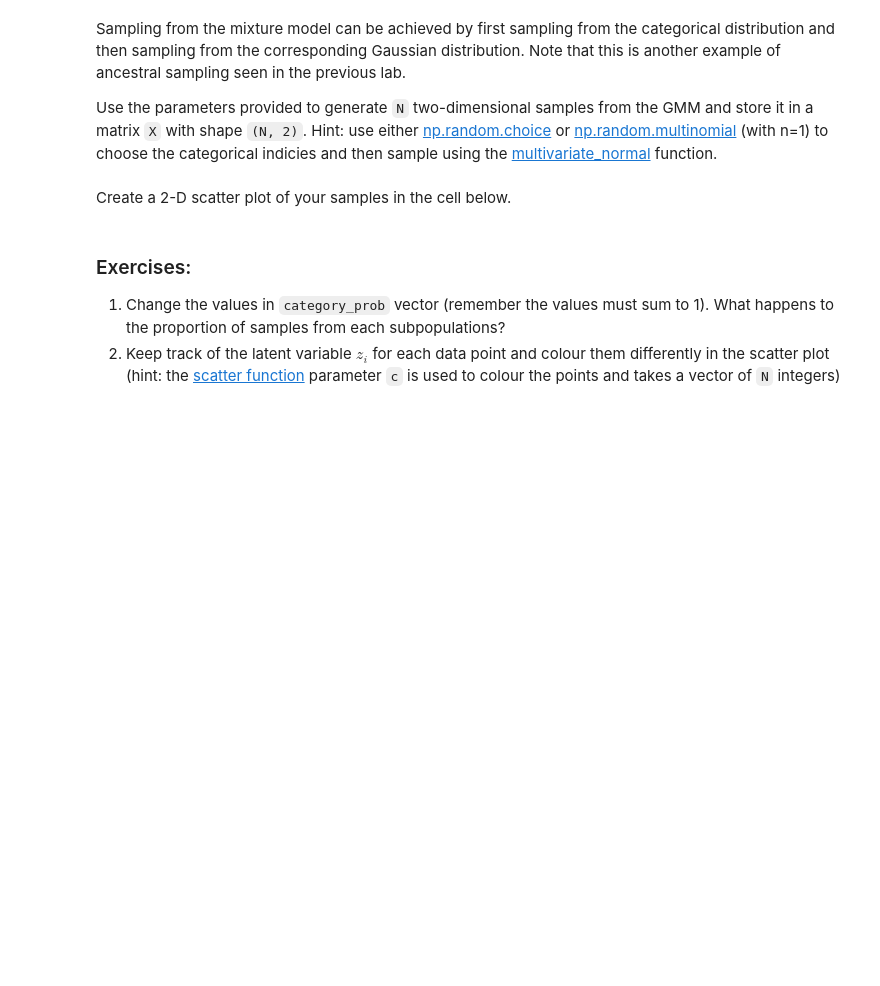
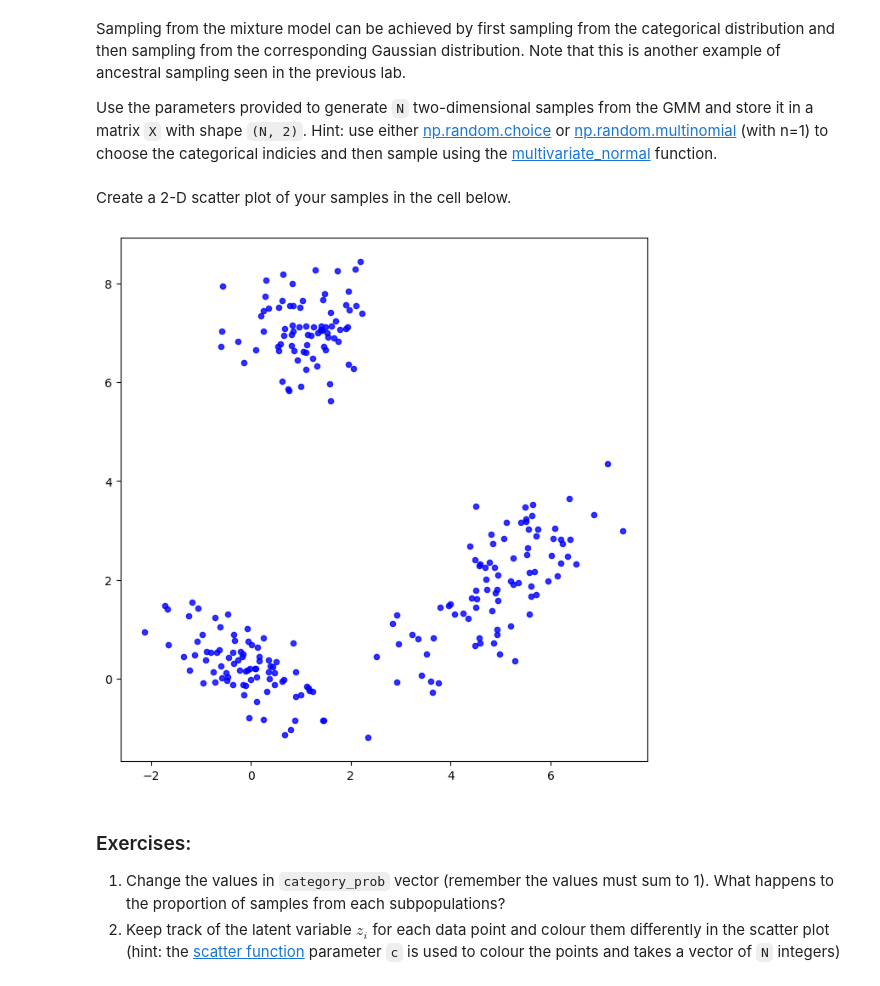
Before and after one commit to ZehuaLiuY/lab_sheets_public, a Jupyter notebook: lab4/lab4-MixtureModels_K-means_Expectation-Maximisation.ipynb, the cells around one changed output. Cells and saved outputs as stored; diff of their text form; code cells hidden in the pictures; blank space fills up the shorter version.

```diff
--- a/lab4/lab4-MixtureModels_K-means_Expectation-Maximisation.ipynb
+++ b/lab4/lab4-MixtureModels_K-means_Expectation-Maximisation.ipynb
@@ -70,2 +68,11 @@ the [multivariate_normal](https://docs.scipy.org/doc/scipy/reference/generated/s
+# %%
+# write your code here
+category_indicies = np.random.choice(K, N, p=category_prob)
+
+# Sample from each Gaussian
+X = np.zeros((N, 2))
+for i in range(N):
+    # Sample from the Gaussian corresponding to the chosen category
+    X[i] = np.random.multivariate_normal(means[category_indicies[i]], covariance_matrices[category_indicies[i]])
 # %% [markdown]
 Create a 2-D scatter plot of your samples in the cell below.
@@ -74,3 +79,10 @@ Create a 2-D scatter plot of your samples in the cell below.
+# %%
+# write your code here
+plt.figure(figsize=(8, 8))
+plt.scatter(X[:, 0], X[:, 1], s=20, c='b', alpha=0.8)
+plt.show()
+# %% [output]
+[figure, added]
 # %% [markdown]
 ### Exercises:
  1. Change the values in `category_prob` vector (remember the values must sum to 1). What happens to the proportion of samples from each subpopulations?
```
Also changed, not shown: parts of 4 cells of this notebook.
